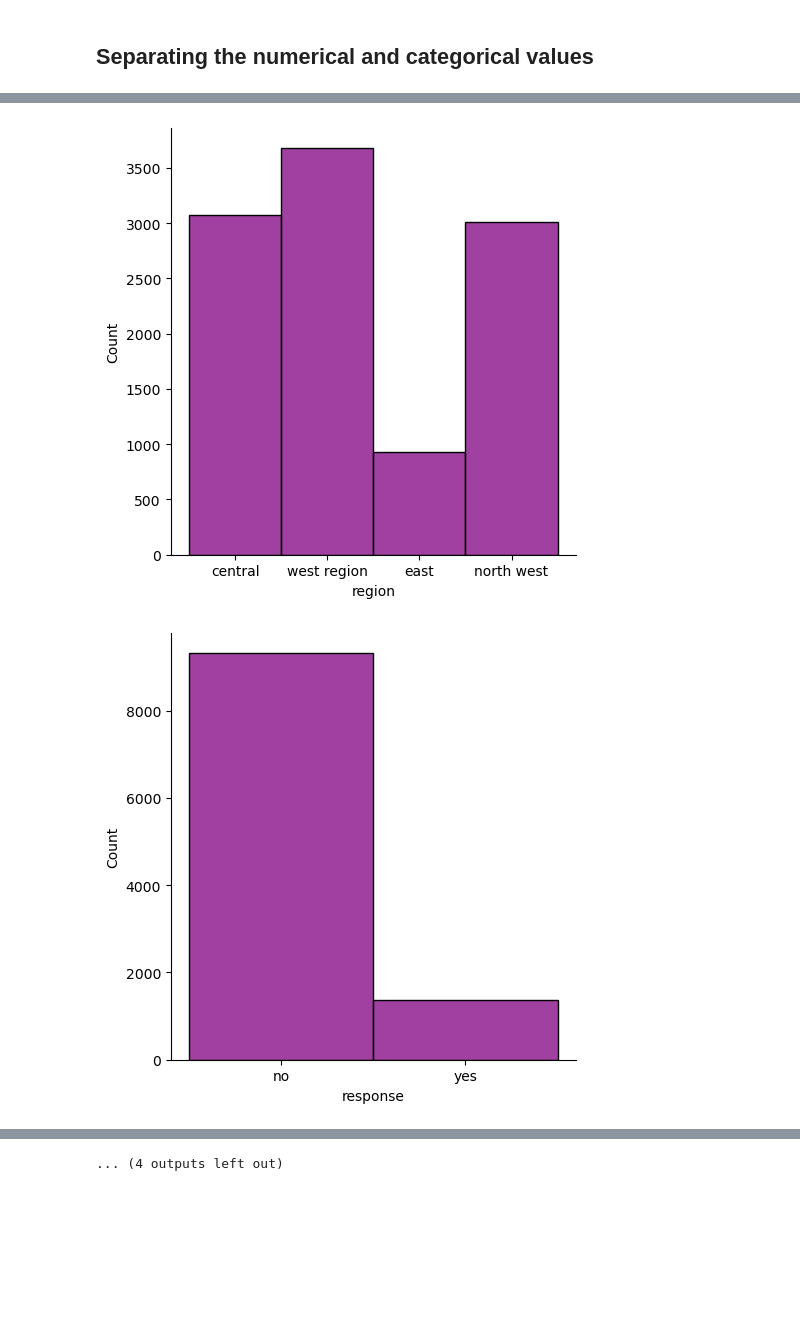
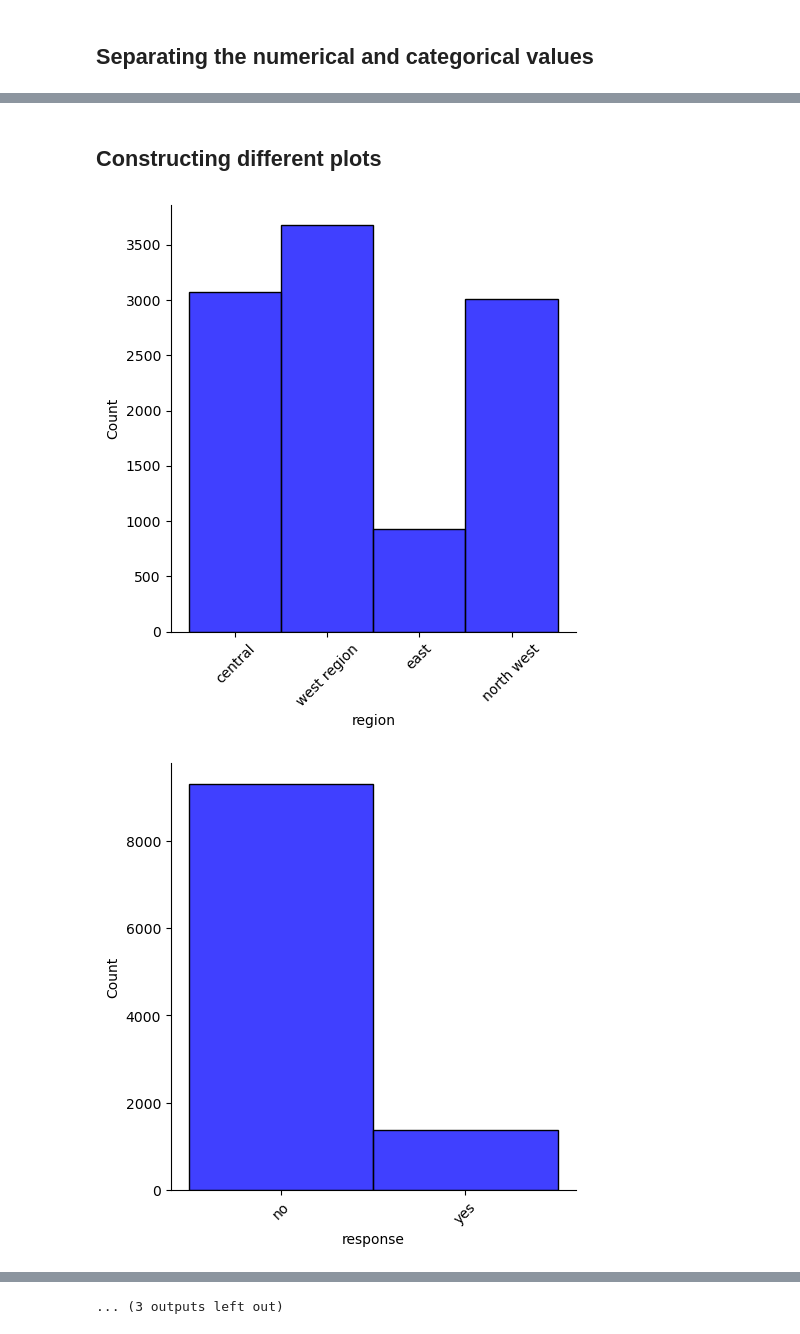
Before and after one commit to LaurensDu/IH_Labs_submissions_Laurens, a Jupyter notebook: week_2/lab_customer_analysis_case_study.ipynb, the cells around one changed output, grey strips where cells are left out. Saved outputs shown, nothing was run; the diff lists cells and outputs as text; code cells hidden in the pictures; blank space fills up the shorter version.

```diff
--- a/week_2/lab_customer_analysis_case_study.ipynb
+++ b/week_2/lab_customer_analysis_case_study.ipynb
@@ -310,3 +275,7 @@ categoricals = df_plot.select_dtypes(include='object')
 
 # isolating all the categorical and storing them
 numericals = df_plot.select_dtypes(include='number')
+# %%
+# dropping irrelevant columns
+categoricals = categoricals.drop(columns=['effective_to_date'])
+categoricals.head()
@@ -313,7 +289,11 @@ numericals = df_plot.select_dtypes(include='number')
+# %% [markdown]
+## Constructing different plots
 # %%
 # using a for loop to construct distribution displots for all numerical columns with Seaborn
 for i in categoricals.columns:
-    sns.displot(categoricals[i], kde = False, color ='purple', bins = 30)
+    sns.displot(data=categoricals[i], kde=False, color='blue', bins=30)
+    plt.xticks(rotation=45)
+    plt.show()
 # %% [output]
-[figure, old version]
+[figure, new version]
-[figure, old version]
+[figure, new version]
@@ -330,3 +310,3 @@ for i in categoricals.columns:
-... (4 outputs left out)
+... (3 outputs left out)
 # %%
 # using Matplotlib to construct histograms.
```
Also changed, not shown: parts of 20 cells of this notebook.
